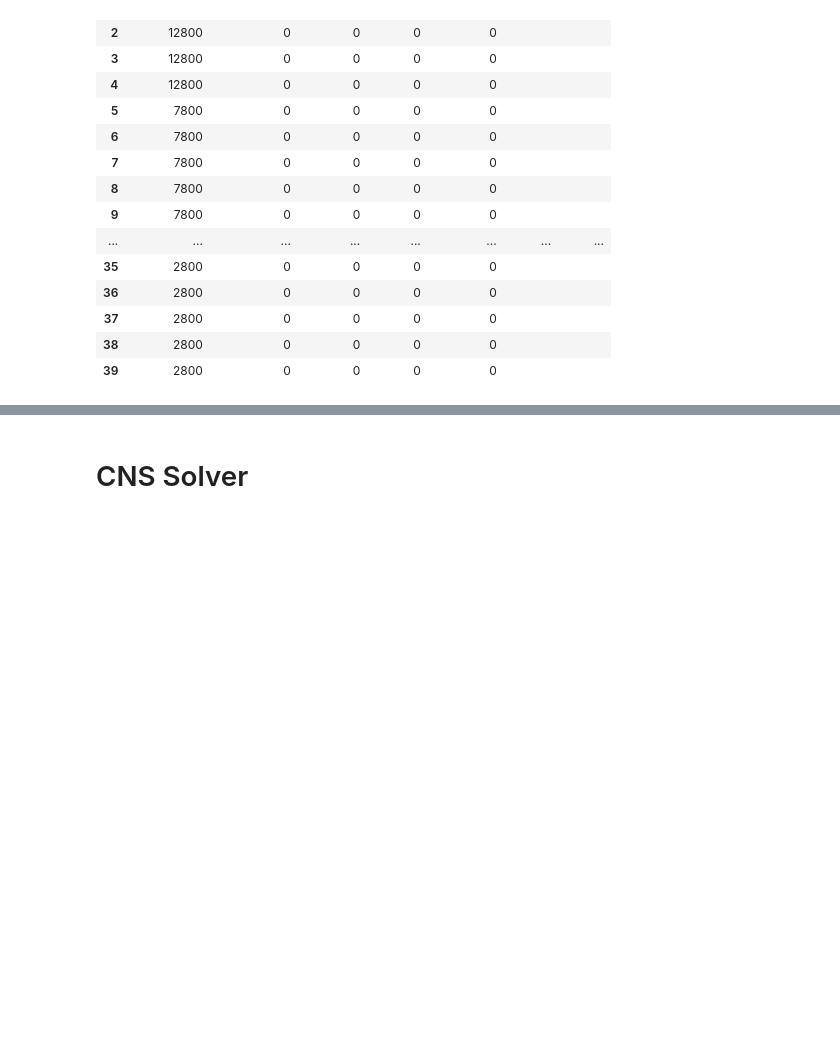
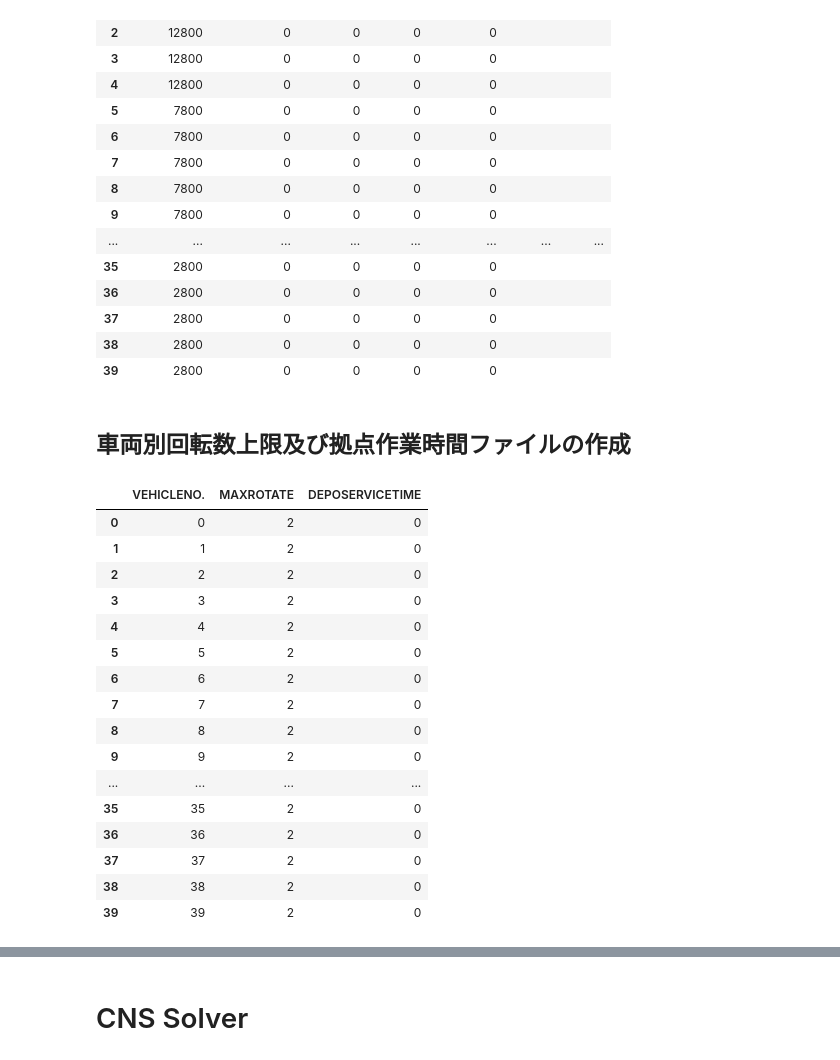
Before and after one commit to k-iko/cns_solver_bechmarking, a Jupyter notebook: codes/jupyter/kouei_compare_solvers.ipynb, the cells around one changed output, grey strips where cells are left out. Saved outputs shown, nothing was run; the diff lists cells and outputs as text; code cells hidden in the pictures; blank space fills up the shorter version.

```diff
--- a/codes/jupyter/kouei_compare_solvers.ipynb
+++ b/codes/jupyter/kouei_compare_solvers.ipynb
@@ -226,3 +227,29 @@ processed_vehicle_data
 | 37 | 2800 | 0 | 0 | 0 | 0 |  |  |
 | 38 | 2800 | 0 | 0 | 0 | 0 |  |  |
 | 39 | 2800 | 0 | 0 | 0 | 0 |  |  |
+# %% [markdown]
+## 車両別回転数上限及び拠点作業時間ファイルの作成
+# %%
+mtv_df = vehicle_setting_df.copy()
+mtv_df.drop(columns=['E-INITIAL', 'E-COST', 'E-MARGIN', 'VTYPE', 'ETYPE'], inplace=True)#
+mtv_df.columns = ['VEHICLENO.', 'MAXROTATE', 'DEPOSERVICETIME']
+mtv_df['MAXROTATE'] = 2
+mtv_df
+# %% [output]
+|  | VEHICLENO. | MAXROTATE | DEPOSERVICETIME |
+| 0 | 0 | 2 | 0 |
+| 1 | 1 | 2 | 0 |
+| 2 | 2 | 2 | 0 |
+| 3 | 3 | 2 | 0 |
+| 4 | 4 | 2 | 0 |
+| 5 | 5 | 2 | 0 |
+| 6 | 6 | 2 | 0 |
+| 7 | 7 | 2 | 0 |
+| 8 | 8 | 2 | 0 |
+| 9 | 9 | 2 | 0 |
+| ... | ... | ... | ... |
+| 35 | 35 | 2 | 0 |
+| 36 | 36 | 2 | 0 |
+| 37 | 37 | 2 | 0 |
+| 38 | 38 | 2 | 0 |
+| 39 | 39 | 2 | 0 |
```
Also changed, not shown: parts of 5 cells of this notebook.
